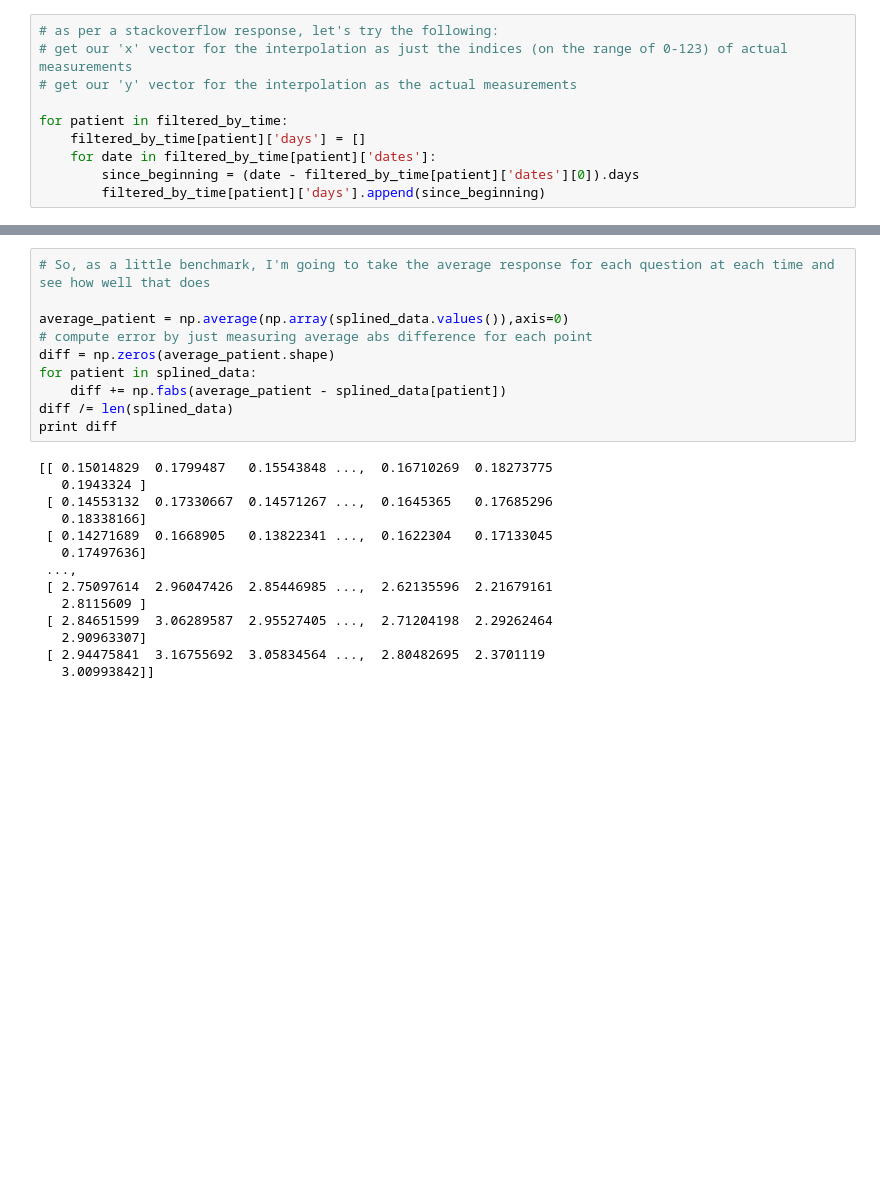
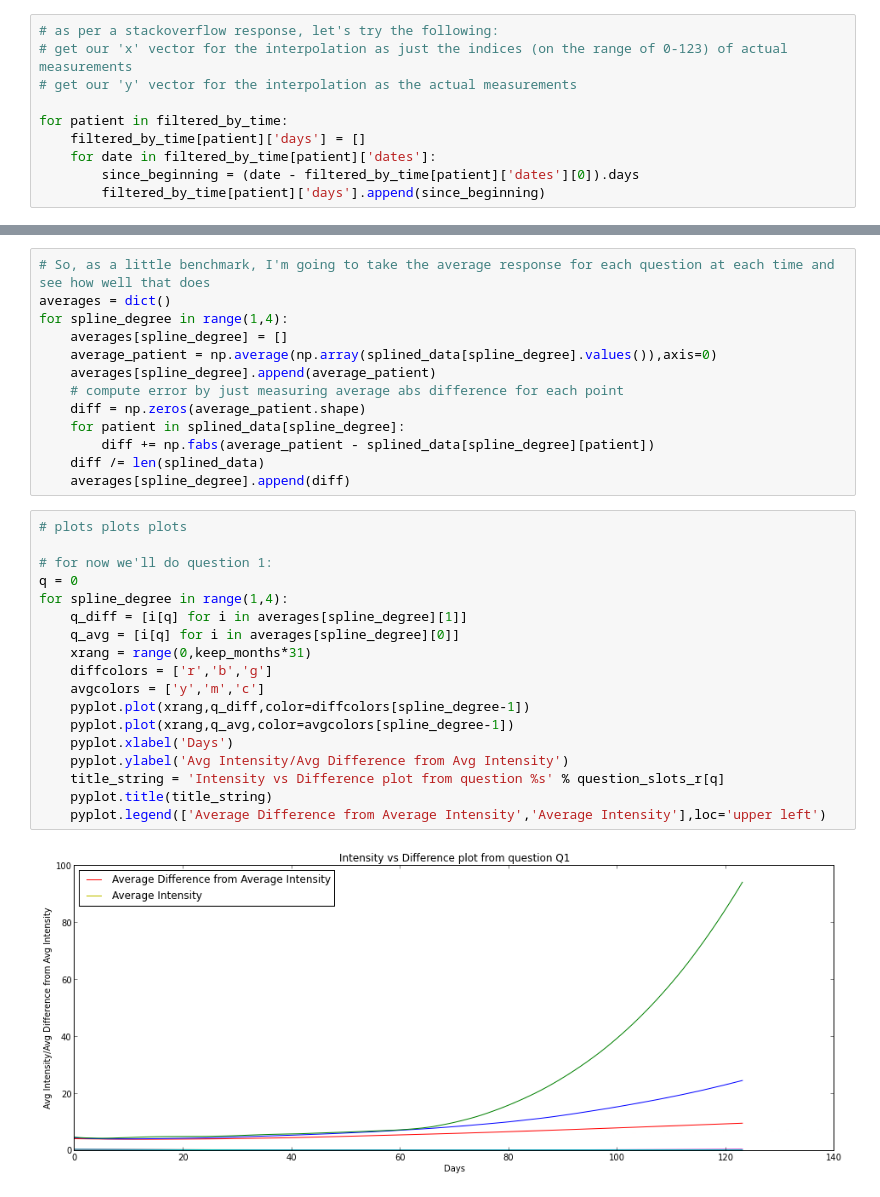
Before and after one commit to jluciano/semmdd, a Jupyter notebook: code/python/notebooks/SPARQL Stuff.ipynb, the cells around one changed output, grey strips where cells are left out. Cells and saved outputs as stored; diff of their text form; blank space fills up the shorter version.

Commit message:
Updated model code, has date-filtering, will add splines next

```diff
--- a/code/python/notebooks/SPARQL Stuff.ipynb
+++ b/code/python/notebooks/SPARQL Stuff.ipynb
@@ -680,24 +702,33 @@ Not enough data for patient 158 to use the cubic spline, only 3 datapoints
 # %%
 # So, as a little benchmark, I'm going to take the average response for each question at each time and see how well that does
-
-average_patient = np.average(np.array(splined_data.values()),axis=0)
-# compute error by just measuring average abs difference for each point
-diff = np.zeros(average_patient.shape)
-for patient in splined_data:
-    diff += np.fabs(average_patient - splined_data[patient])
-diff /= len(splined_data)
-print diff
+averages = dict()
+for spline_degree in range(1,4):
+    averages[spline_degree] = []
+    average_patient = np.average(np.array(splined_data[spline_degree].values()),axis=0)
+    averages[spline_degree].append(average_patient)
+    # compute error by just measuring average abs difference for each point
+    diff = np.zeros(average_patient.shape)
+    for patient in splined_data[spline_degree]:
+        diff += np.fabs(average_patient - splined_data[spline_degree][patient])
+    diff /= len(splined_data)
+    averages[spline_degree].append(diff)
-# %% [output]
-[[ 0.15014829  0.1799487   0.15543848 ...,  0.16710269  0.18273775
-   0.1943324 ]
- [ 0.14553132  0.17330667  0.14571267 ...,  0.1645365   0.17685296
-   0.18338166]
- [ 0.14271689  0.1668905   0.13822341 ...,  0.1622304   0.17133045
-   0.17497636]
- ...,
- [ 2.75097614  2.96047426  2.85446985 ...,  2.62135596  2.21679161
-   2.8115609 ]
- [ 2.84651599  3.06289587  2.95527405 ...,  2.71204198  2.29262464
-   2.90963307]
- [ 2.94475841  3.16755692  3.05834564 ...,  2.80482695  2.3701119
-   3.00993842]]
+# %%
+# plots plots plots
+
+# for now we'll do question 1:
+q = 0
+for spline_degree in range(1,4):
+    q_diff = [i[q] for i in averages[spline_degree][1]]
+    q_avg = [i[q] for i in averages[spline_degree][0]]
+    xrang = range(0,keep_months*31)
+    diffcolors = ['r','b','g']
+    avgcolors = ['y','m','c']
+    pyplot.plot(xrang,q_diff,color=diffcolors[spline_degree-1])
+    pyplot.plot(xrang,q_avg,color=avgcolors[spline_degree-1])
+    pyplot.xlabel('Days')
+    pyplot.ylabel('Avg Intensity/Avg Difference from Avg Intensity')
+    title_string = 'Intensity vs Difference plot from question %s' % question_slots_r[q]
+    pyplot.title(title_string)
+    pyplot.legend(['Average Difference from Average Intensity','Average Intensity'],loc='upper left')
+# %% [output]
+[figure, added]
```
Also changed, not shown: parts of 1 cell of this notebook, 1 other file.
